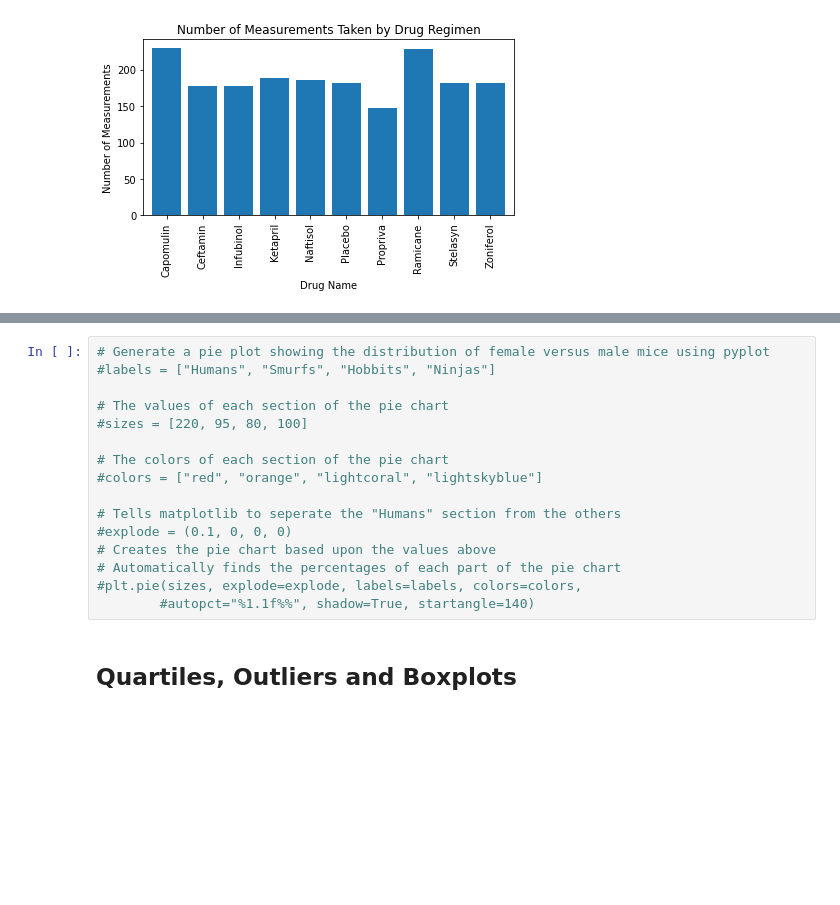
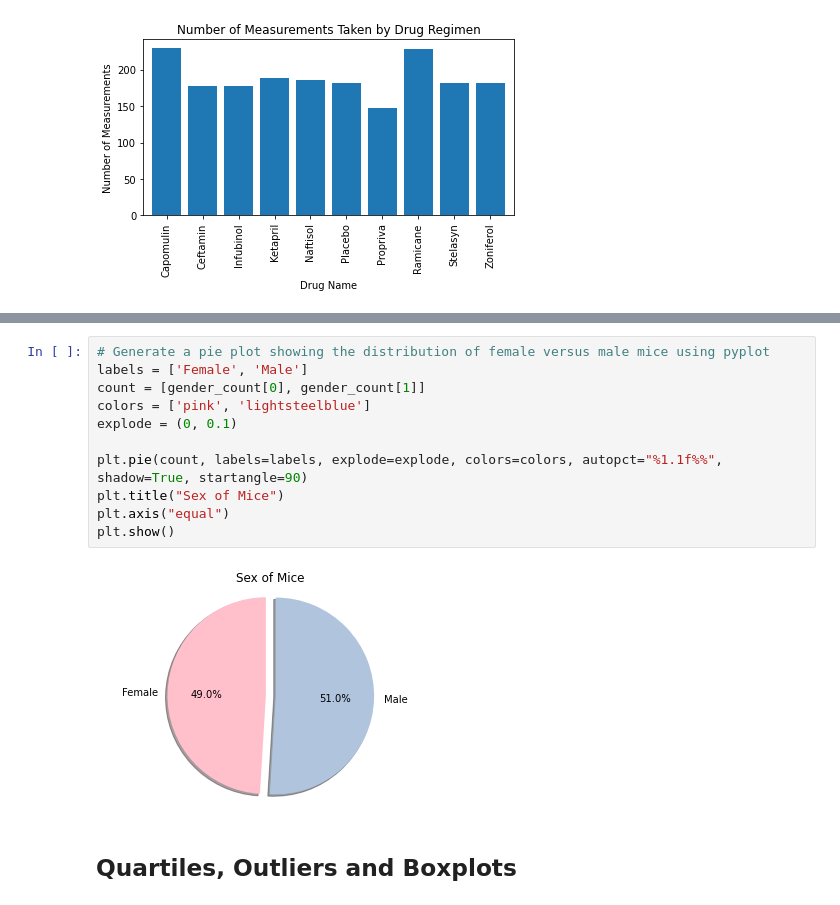
Before and after one commit to RobinWaves/matplotlib-challenge, a Jupyter notebook: pymaceuticals.ipynb, the cells around one changed output, grey strips where cells are left out. Saved outputs shown, nothing was run; the diff lists cells and outputs as text; blank space fills up the shorter version.

```diff
--- a/pymaceuticals.ipynb
+++ b/pymaceuticals.ipynb
@@ -176,22 +174,19 @@ plt.axis('equal')
 plt.show()
 # %% [output]
 [figure]
-# %%
-# Generate a pie plot showing the distribution of female versus male mice using pyplot
-#labels = ["Humans", "Smurfs", "Hobbits", "Ninjas"]
-
-# The values of each section of the pie chart
-#sizes = [220, 95, 80, 100]
-
-# The colors of each section of the pie chart
-#colors = ["red", "orange", "lightcoral", "lightskyblue"]
-
-# Tells matplotlib to seperate the "Humans" section from the others
-#explode = (0.1, 0, 0, 0)
-# Creates the pie chart based upon the values above
-# Automatically finds the percentages of each part of the pie chart
-#plt.pie(sizes, explode=explode, labels=labels, colors=colors,
-        #autopct="%1.1f%%", shadow=True, startangle=140)
+# %%
+# Generate a pie plot showing the distribution of female versus male mice using pyplot
+labels = ['Female', 'Male']
+count = [gender_count[0], gender_count[1]]
+colors = ['pink', 'lightsteelblue']
+explode = (0, 0.1)
+
+plt.pie(count, labels=labels, explode=explode, colors=colors, autopct="%1.1f%%", shadow=True, startangle=90)
+plt.title("Sex of Mice")
+plt.axis("equal")
+plt.show()
+# %% [output]
+[figure, added]
 # %% [markdown]
 ## Quartiles, Outliers and Boxplots
 # %%
```
Also changed, not shown: parts of 2 cells of this notebook.
